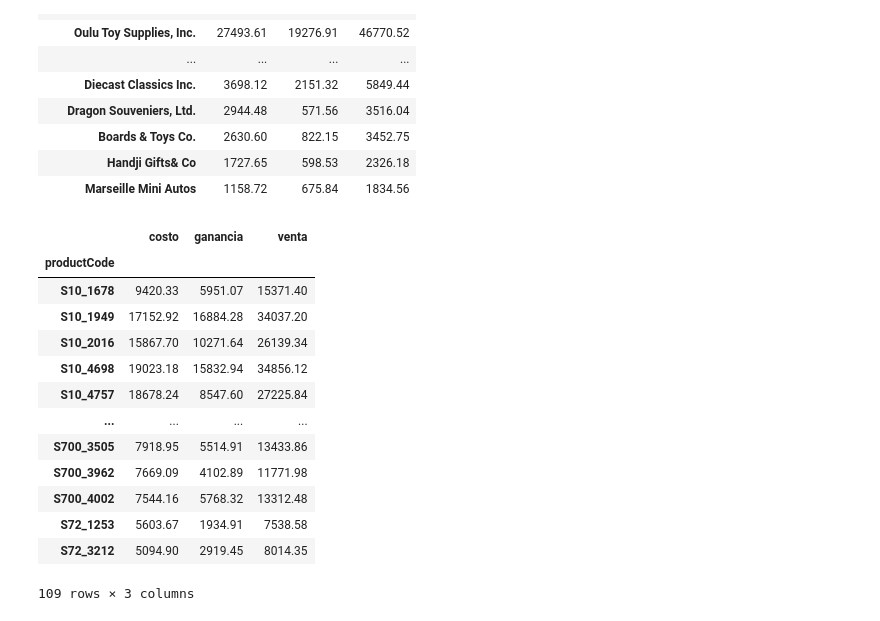
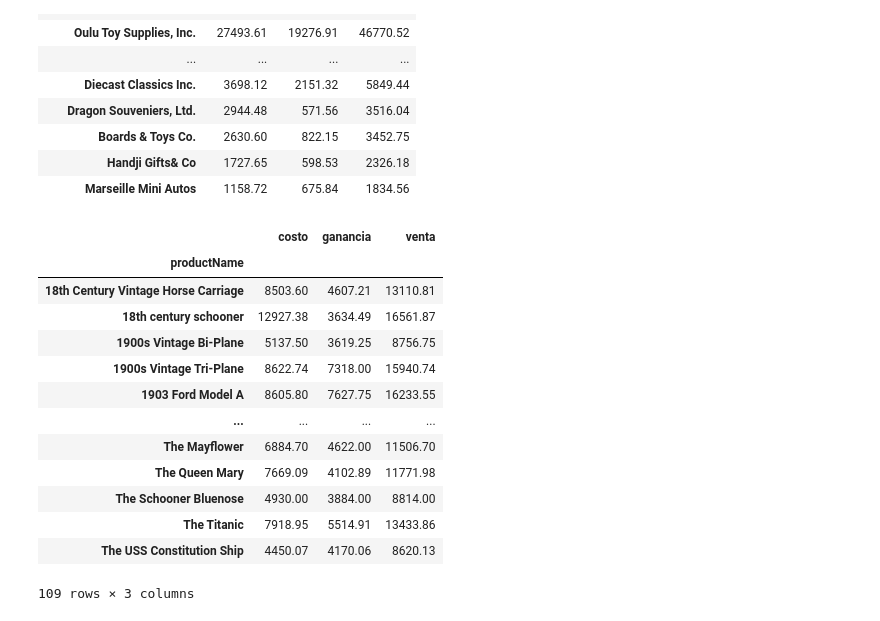
Before and after one commit to hlcxpl/pythond7, a Jupyter notebook: python7.ipynb, the cells around one changed output. Cells and saved outputs as stored; diff of their text form; code cells hidden in the pictures.

```diff
--- a/python7.ipynb
+++ b/python7.ipynb
@@ -318,27 +318,27 @@ ventas_por_cliente
 # %%
 # Genera un informe de los 10 productos más vendidos en 2005
 productos_top_10_2005 = generar_reporte(ventas_2005,
-                                        filas='productCode',
+                                        filas='productName',
                                         columnas=None,  # Deja las columnas como None
                                         valores=['venta', 'costo', 'ganancia'],
                                         medida='sum')
 
 # Guarda el informe en la tabla 'top_10_productos_2005'
 nombre_tabla_productos = 'top_10_productos_2005'
 guardar_tabla(productos_top_10_2005, nombre_tabla_productos, engine, if_exists='replace')
 productos_top_10_2005
 # %% [output]
 |  | costo | ganancia | venta |
-| productCode |  |  |  |
-| S10_1678 | 9420.33 | 5951.07 | 15371.40 |
-| S10_1949 | 17152.92 | 16884.28 | 34037.20 |
-| S10_2016 | 15867.70 | 10271.64 | 26139.34 |
-| S10_4698 | 19023.18 | 15832.94 | 34856.12 |
-| S10_4757 | 18678.24 | 8547.60 | 27225.84 |
+| productName |  |  |  |
+| 18th Century Vintage Horse Carriage | 8503.60 | 4607.21 | 13110.81 |
+| 18th century schooner | 12927.38 | 3634.49 | 16561.87 |
+| 1900s Vintage Bi-Plane | 5137.50 | 3619.25 | 8756.75 |
+| 1900s Vintage Tri-Plane | 8622.74 | 7318.00 | 15940.74 |
+| 1903 Ford Model A | 8605.80 | 7627.75 | 16233.55 |
 | ... | ... | ... | ... |
-| S700_3505 | 7918.95 | 5514.91 | 13433.86 |
-| S700_3962 | 7669.09 | 4102.89 | 11771.98 |
-| S700_4002 | 7544.16 | 5768.32 | 13312.48 |
-| S72_1253 | 5603.67 | 1934.91 | 7538.58 |
-| S72_3212 | 5094.90 | 2919.45 | 8014.35 |
+| The Mayflower | 6884.70 | 4622.00 | 11506.70 |
+| The Queen Mary | 7669.09 | 4102.89 | 11771.98 |
+| The Schooner Bluenose | 4930.00 | 3884.00 | 8814.00 |
+| The Titanic | 7918.95 | 5514.91 | 13433.86 |
+| The USS Constitution Ship | 4450.07 | 4170.06 | 8620.13 |
 109 rows × 3 columns
```
